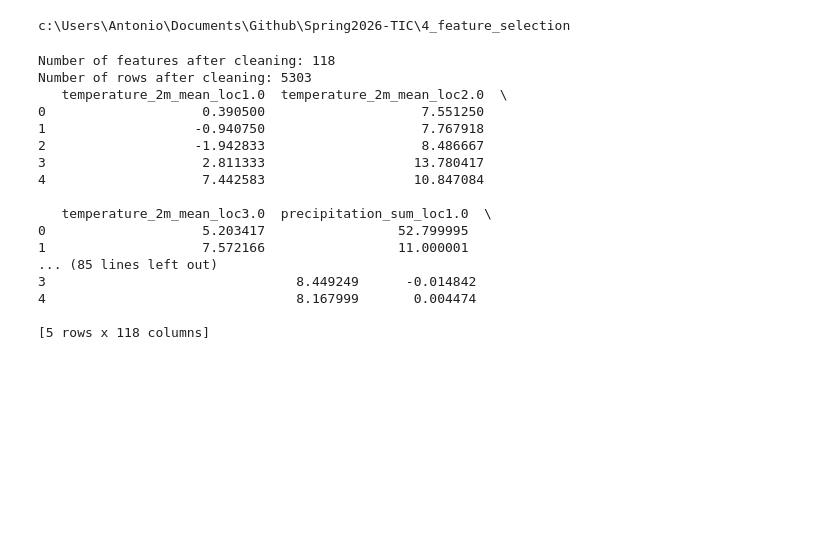
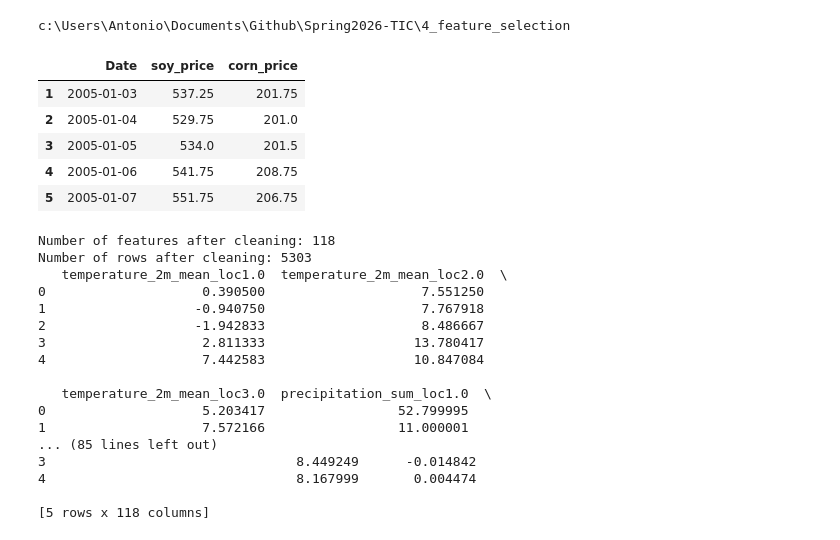
Before and after one commit to wiktorgrocholewski/Spring2026-TIC, a Jupyter notebook: 4_feature_selection/Antonio_model.ipynb, the cells around one changed output. Drawn from its saved outputs; the diff is of its cells as text; code cells hidden in the pictures; blank space fills up the shorter version.

```diff
--- a/4_feature_selection/Antonio_model.ipynb
+++ b/4_feature_selection/Antonio_model.ipynb
@@ -7,14 +7,32 @@ import os
 # %%
 #merge price datasets on date column
 print(os.getcwd())
 soy = pd.read_csv("../data/daily_soybean_prices.csv")
 corn = pd.read_csv("../data/daily_corn_prices.csv")
+
+# Keep only what we need
+soy = soy[["Date", "Close"]].rename(columns={"Close": "soy_price"})
+corn = corn[["Date", "Close"]].rename(columns={"Close": "corn_price"})
+
+# Convert dates
 soy["Date"] = pd.to_datetime(soy["Date"])
 corn["Date"] = pd.to_datetime(corn["Date"])
-soy = soy[["date","close"]].rename(columns={"close":"soy_price"})
-corn = corn[["date","close"]].rename(columns={"close":"corn_price"})
+
+# Merge on common trading dates
+prices = pd.merge(soy, corn, on="Date", how="inner")
+
+# Sort and drop missing values
+prices = prices.sort_values("Date").dropna()
+
+prices.head()
 # %% [output]
 c:\Users\Antonio\Documents\Github\Spring2026-TIC\4_feature_selection
+|  | Date | soy_price | corn_price |
+| 1 | 2005-01-03 | 537.25 | 201.75 |
+| 2 | 2005-01-04 | 529.75 | 201.0 |
+| 3 | 2005-01-05 | 534.0 | 201.5 |
+| 4 | 2005-01-06 | 541.75 | 208.75 |
+| 5 | 2005-01-07 | 551.75 | 206.75 |
 # %%
 #Load dataset
 merged_data_file_path = r"C:\Users\Antonio\Downloads\feature_matrix.csv"
```
Also changed, not shown: 1 other file.
